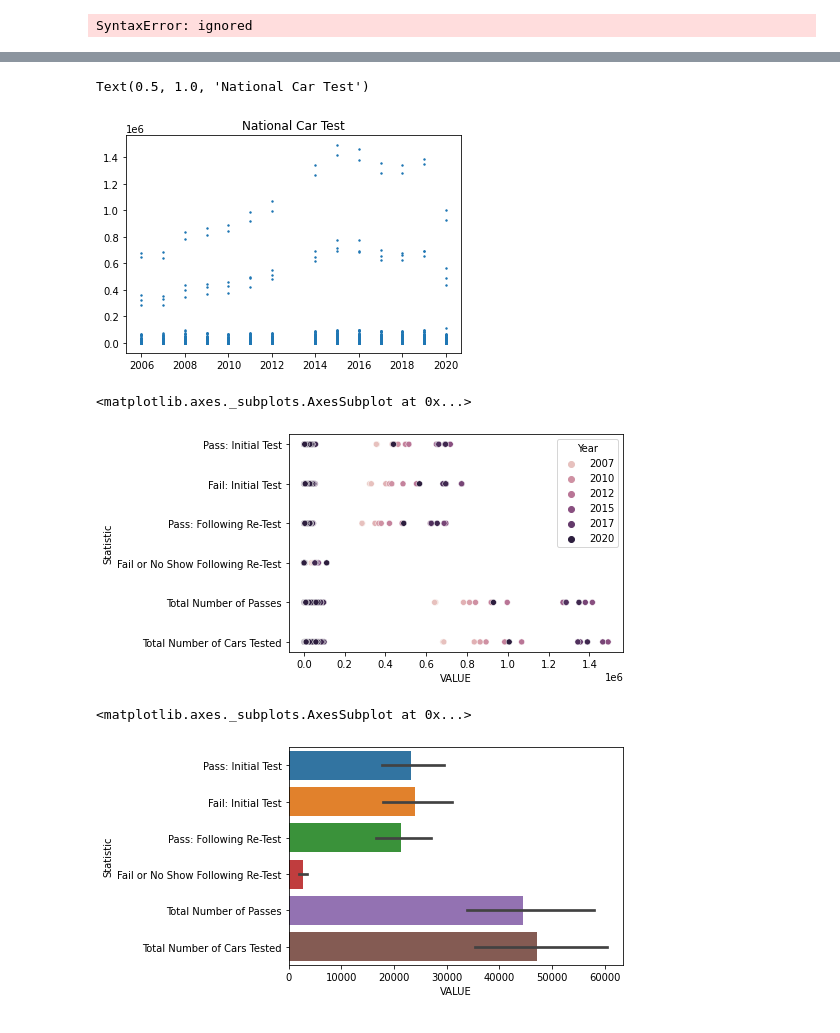
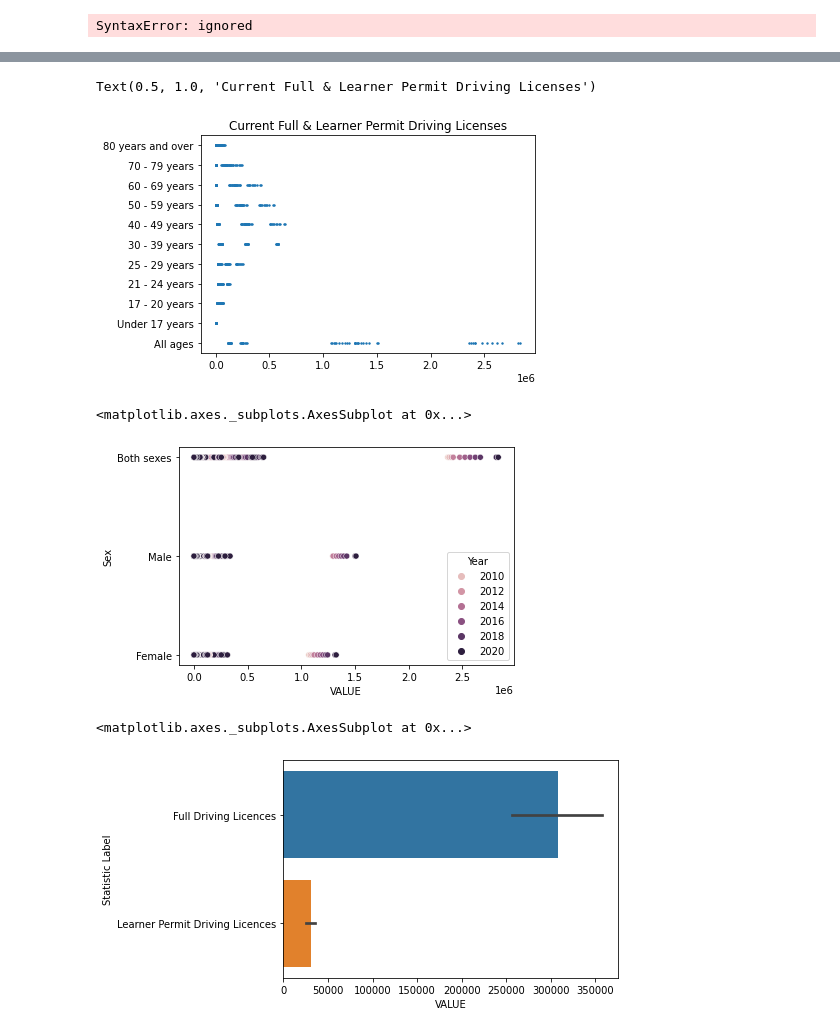
Before and after one commit to hartyl1/UCDPA_harty, a Jupyter notebook: Copy_of_Copy_of_Untitled12.ipynb, the cells around one changed output, grey strips where cells are left out. Drawn from its saved outputs; the diff is of its cells as text; code cells hidden in the pictures.

```diff
--- a/Copy_of_Copy_of_Untitled12.ipynb
+++ b/Copy_of_Copy_of_Untitled12.ipynb
@@ -232,0 +214,2 @@ nct_ind.loc['Derrybeg']
+# %%
+Driving_Licenses_ind = Driving_Licenses.set_index('Sex')
@@ -401,18 +394,18 @@ nct.head()
 # %%
-plt.scatter(nct['Year'], nct['VALUE'],s=2)
-plt.title('National Car Test')
+plt.scatter(Driving_Licenses['VALUE'],Driving_Licenses['Age Group'],s=2)
+plt.title('Current Full & Learner Permit Driving Licenses')
 # %% [output]
-Text(0.5, 1.0, 'National Car Test')
+Text(0.5, 1.0, 'Current Full & Learner Permit Driving Licenses')
-[figure, old version]
+[figure, new version]
 # %%
 plt.show()
 # %%
-sns.scatterplot(data=nct, x='VALUE', y='Statistic', hue = 'Year')
+sns.scatterplot(data=Driving_Licenses, x='VALUE', y='Sex', hue = 'Year')
 # %% [output]
 <matplotlib.axes._subplots.AxesSubplot at 0x...>
-[figure, old version]
+[figure, new version]
 # %%
-sns.barplot(data=nct, y='Statistic', x='VALUE',)
+sns.barplot(data=Driving_Licenses, y='Statistic Label', x='VALUE',)
 # %% [output]
 <matplotlib.axes._subplots.AxesSubplot at 0x...>
-[figure, old version]
+[figure, new version]
```
Also changed, not shown: parts of 21 cells of this notebook.
